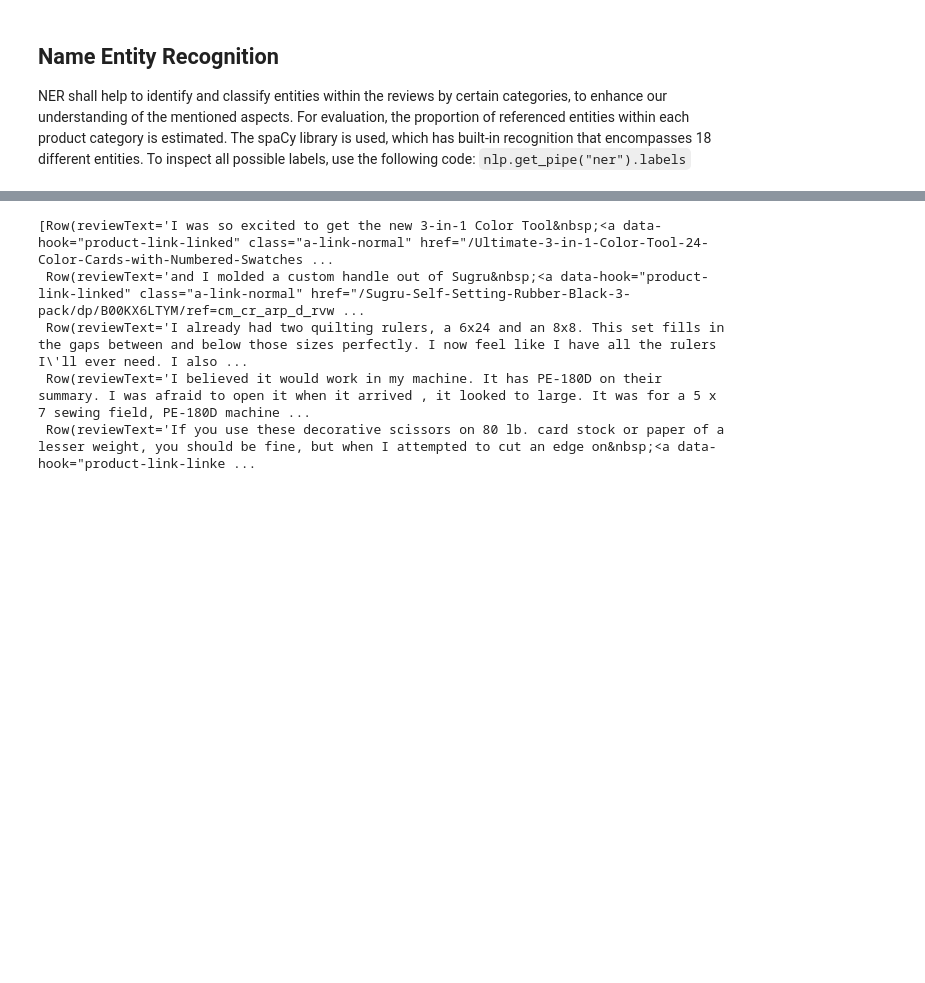
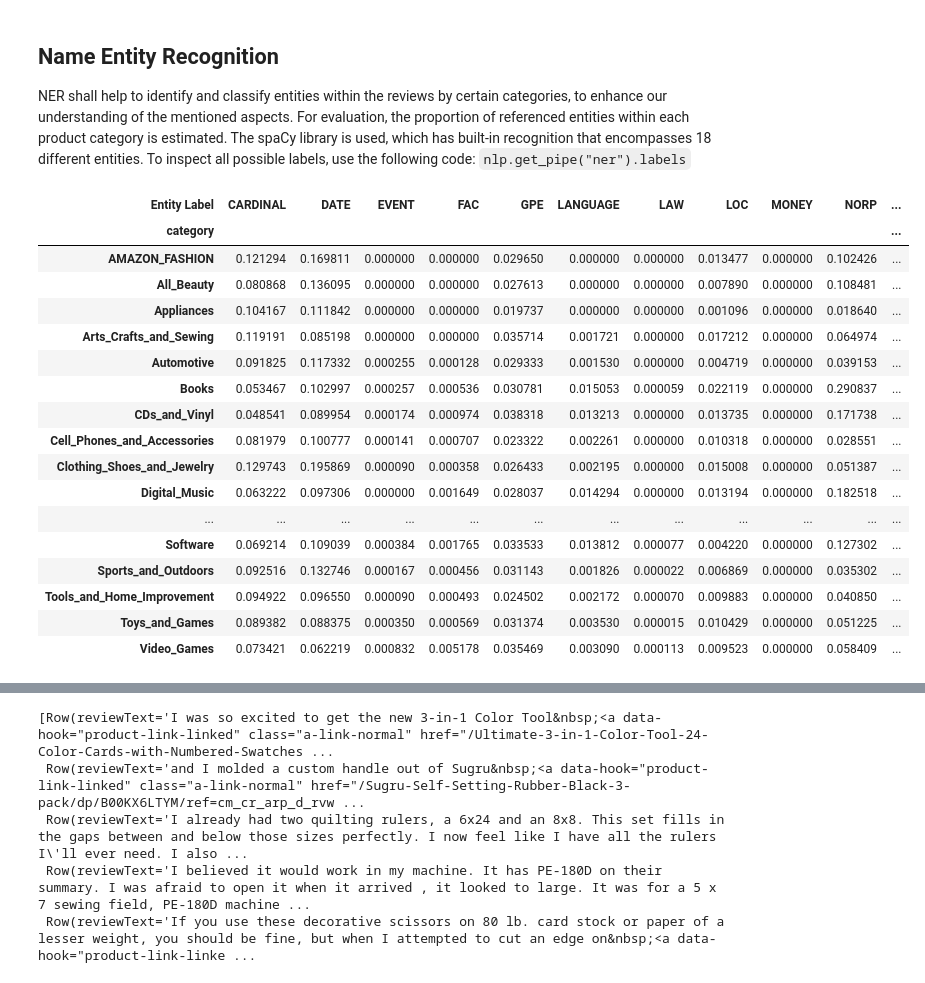
Before and after one commit to mkleinegger/amazon-reviews-sentinent-analysis, a Jupyter notebook: 3.3_analysis.ipynb, the cells around one changed output, grey strips where cells are left out. Saved outputs shown, nothing was run; the diff lists cells and outputs as text; code cells hidden in the pictures; blank space fills up the shorter version.

```diff
--- a/3.3_analysis.ipynb
+++ b/3.3_analysis.ipynb
@@ -208,4 +158,26 @@ for category, word_counter in word_counts_by_category.items():
 
 
 stacked_df = entitiy_proportions.pivot(index='category', columns='Entity Label', values='Normalized Count')
+# %%
+stacked_df = stacked_df.fillna(0)
+display(stacked_df)
+# %% [output]
+| Entity Label | CARDINAL | DATE | EVENT | FAC | GPE | LANGUAGE | LAW | LOC | MONEY | NORP | ... |
+| category |  |  |  |  |  |  |  |  |  |  | ... |
+| AMAZON_FASHION | 0.121294 | 0.169811 | 0.000000 | 0.000000 | 0.029650 | 0.000000 | 0.000000 | 0.013477 | 0.000000 | 0.102426 | ... |
+| All_Beauty | 0.080868 | 0.136095 | 0.000000 | 0.000000 | 0.027613 | 0.000000 | 0.000000 | 0.007890 | 0.000000 | 0.108481 | ... |
+| Appliances | 0.104167 | 0.111842 | 0.000000 | 0.000000 | 0.019737 | 0.000000 | 0.000000 | 0.001096 | 0.000000 | 0.018640 | ... |
+| Arts_Crafts_and_Sewing | 0.119191 | 0.085198 | 0.000000 | 0.000000 | 0.035714 | 0.001721 | 0.000000 | 0.017212 | 0.000000 | 0.064974 | ... |
+| Automotive | 0.091825 | 0.117332 | 0.000255 | 0.000128 | 0.029333 | 0.001530 | 0.000000 | 0.004719 | 0.000000 | 0.039153 | ... |
+| Books | 0.053467 | 0.102997 | 0.000257 | 0.000536 | 0.030781 | 0.015053 | 0.000059 | 0.022119 | 0.000000 | 0.290837 | ... |
+| CDs_and_Vinyl | 0.048541 | 0.089954 | 0.000174 | 0.000974 | 0.038318 | 0.013213 | 0.000000 | 0.013735 | 0.000000 | 0.171738 | ... |
+| Cell_Phones_and_Accessories | 0.081979 | 0.100777 | 0.000141 | 0.000707 | 0.023322 | 0.002261 | 0.000000 | 0.010318 | 0.000000 | 0.028551 | ... |
+| Clothing_Shoes_and_Jewelry | 0.129743 | 0.195869 | 0.000090 | 0.000358 | 0.026433 | 0.002195 | 0.000000 | 0.015008 | 0.000000 | 0.051387 | ... |
+| Digital_Music | 0.063222 | 0.097306 | 0.000000 | 0.001649 | 0.028037 | 0.014294 | 0.000000 | 0.013194 | 0.000000 | 0.182518 | ... |
+| ... | ... | ... | ... | ... | ... | ... | ... | ... | ... | ... | ... |
+| Software | 0.069214 | 0.109039 | 0.000384 | 0.001765 | 0.033533 | 0.013812 | 0.000077 | 0.004220 | 0.000000 | 0.127302 | ... |
+| Sports_and_Outdoors | 0.092516 | 0.132746 | 0.000167 | 0.000456 | 0.031143 | 0.001826 | 0.000022 | 0.006869 | 0.000000 | 0.035302 | ... |
+| Tools_and_Home_Improvement | 0.094922 | 0.096550 | 0.000090 | 0.000493 | 0.024502 | 0.002172 | 0.000070 | 0.009883 | 0.000000 | 0.040850 | ... |
+| Toys_and_Games | 0.089382 | 0.088375 | 0.000350 | 0.000569 | 0.031374 | 0.003530 | 0.000015 | 0.010429 | 0.000000 | 0.051225 | ... |
+| Video_Games | 0.073421 | 0.062219 | 0.000832 | 0.005178 | 0.035469 | 0.003090 | 0.000113 | 0.009523 | 0.000000 | 0.058409 | ... |
 # %%
```
Also changed, not shown: parts of 5 cells of this notebook.
